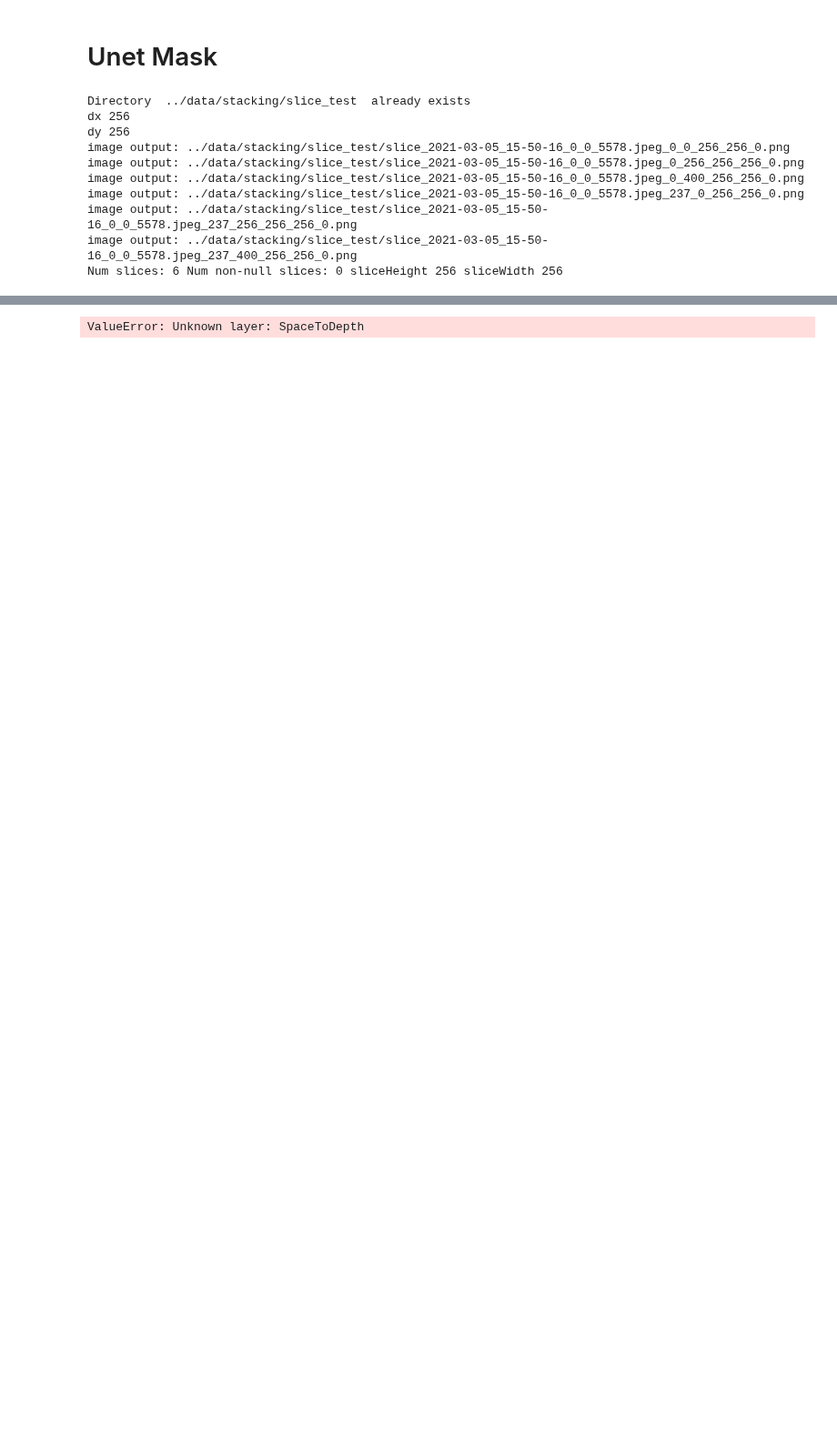
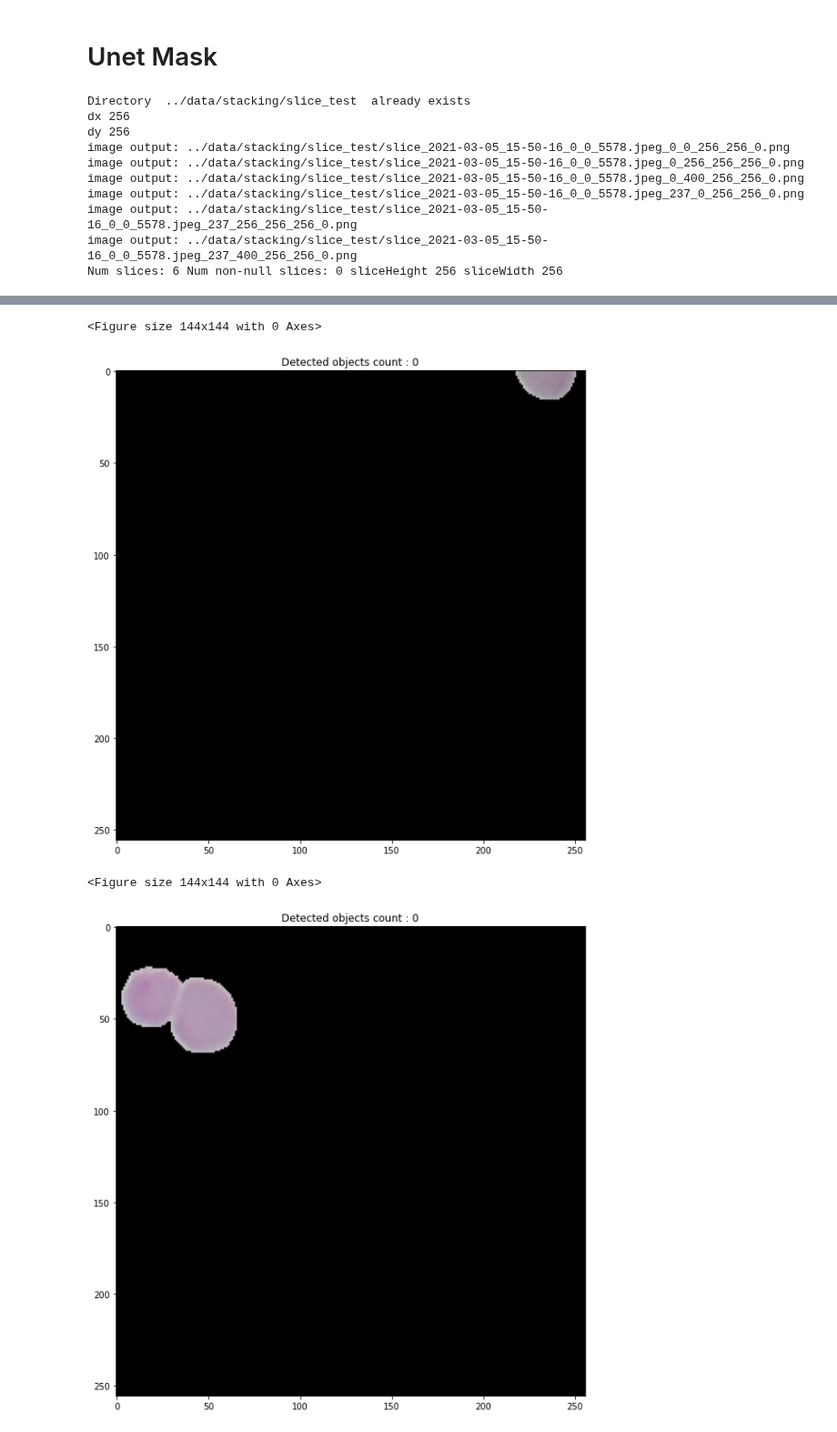
Before and after one commit to danielbarco/malatec, a Jupyter notebook: Notebooks/testing_pipeline.ipynb, the cells around one changed output, grey strips where cells are left out. Shown at 91% size. Cells and saved outputs as stored; diff of their text form; code cells hidden in the pictures; blank space fills up the shorter version.

Commit message:
got yolo2 prediction

```diff
--- a/Notebooks/testing_pipeline.ipynb
+++ b/Notebooks/testing_pipeline.ipynb
@@ -52,6 +55,39 @@ class FlowLayout(object):
     def PassHtmlToCell(self):
         ''' Final step - display the accumulated HTML '''
         display(HTML(self.sHtml))
+# %%
+# Custom Keras layer
+
+class SpaceToDepth(tf.keras.layers.Layer):
+
+    def __init__(self, block_size, **kwargs):
+        self.block_size = block_size
+        super(SpaceToDepth, self).__init__(**kwargs)
+
+    def call(self, inputs):
+        x = inputs
+        batch, height, width, depth = K.int_shape(x)
+        batch = -1
+        reduced_height = height // self.block_size
+        reduced_width = width // self.block_size
+        y = K.reshape(x, (batch, reduced_height, self.block_size,
+                             reduced_width, self.block_size, depth))
+        z = K.permute_dimensions(y, (0, 1, 3, 2, 4, 5))
+        t = K.reshape(z, (batch, reduced_height, reduced_width, depth * self.block_size **2))
+        return t
+
+    def compute_output_shape(self, input_shape):
+        shape =  (input_shape[0], input_shape[1] // self.block_size, input_shape[2] // self.block_size,
+                  input_shape[3] * self.block_size **2)
+        return tf.TensorShape(shape)
+
+    def get_config(self):
+
+        config = super().get_config().copy()
+        config.update({
+            'block_size': self.block_size,
+        })
+        return config
 # %% [markdown]
 # Unet Mask
 # %%
@@ -116,3 +152,5 @@ for label in range(1,num_labels):
 oPlot.PassHtmlToCell()
 # %% [output]
 [interactive output not drawn]
+# %%
+yolo_model = load_model(yolo2_model, custom_objects={'SpaceToDepth': SpaceToDepth})
@@ -119,8 +159,11 @@ oPlot.PassHtmlToCell()
 # %%
 score_threshold  = 0.5
 iou_threshold    = 0.45
 for label in range(1,num_labels):
     component = np.where(np.where(labels == label, 1, 0)[...,None], imgs[ix], 0)
-    pipeline.display_yolo(component, yolo2_model, score_threshold, iou_threshold, plot = True)
+    pipeline.display_yolo(component, yolo_model, score_threshold, iou_threshold, plot = True)
 # %% [output]
-ValueError: Unknown layer: SpaceToDepth
+<Figure size 144x144 with 0 Axes>
+[figure, added]
+<Figure size 144x144 with 0 Axes>
+[figure, added]
```
Also changed, not shown: parts of 11 cells of this notebook, 2 other files.
